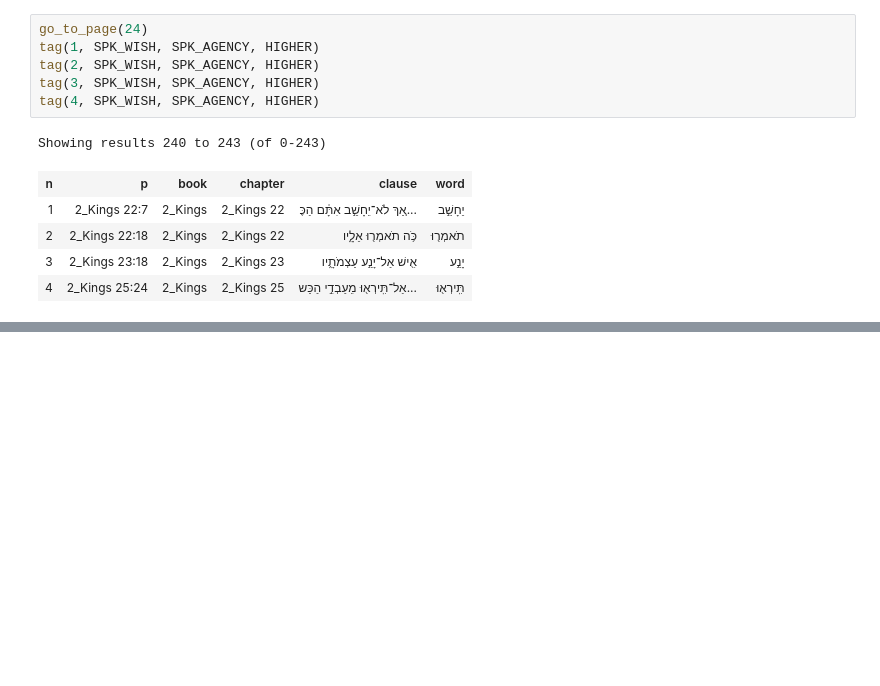
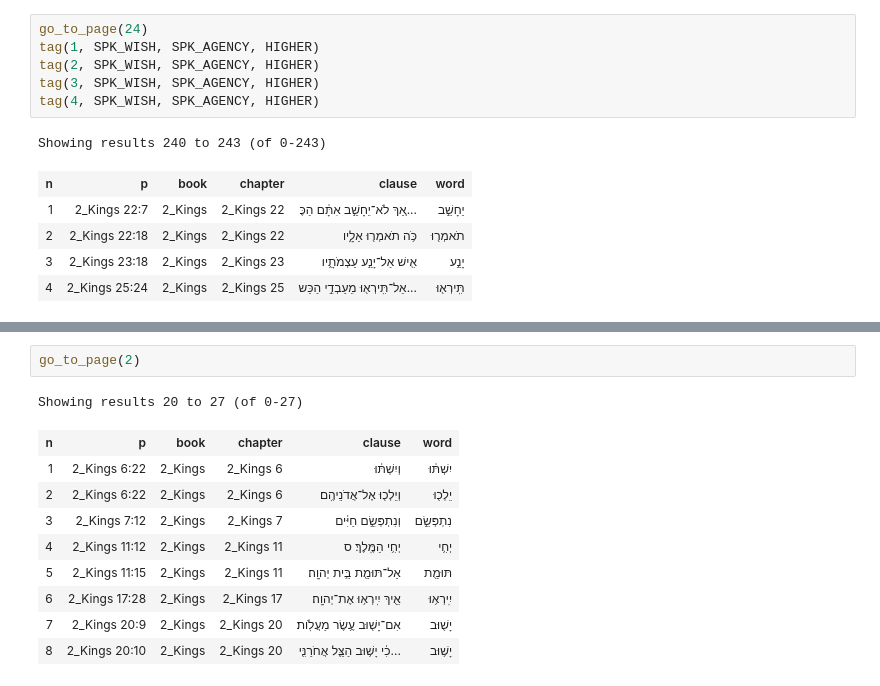
Before and after one commit to dtrlanz/bhsa-kings, a Jupyter notebook: deontic yiqtol.ipynb, the cells around one changed output, grey strips where cells are left out. Cells and saved outputs as stored; diff of their text form; blank space fills up the shorter version.

```diff
--- a/deontic yiqtol.ipynb
+++ b/deontic yiqtol.ipynb
@@ -730,0 +783,13 @@ Showing results 240 to 243 (of 0-243)
+# %%
+go_to_page(2)
+# %% [output]
+Showing results 20 to 27 (of 0-27)
+| n | p | book | chapter | clause | word |
+| 1 | 2_Kings 6:22 | 2_Kings | 2_Kings 6 | וְיִשְׁתּ֔וּ | יִשְׁתּ֔וּ |
+| 2 | 2_Kings 6:22 | 2_Kings | 2_Kings 6 | וְיֵלְכ֖וּ אֶל־אֲדֹנֵיהֶֽם׃ | יֵלְכ֖וּ |
+| 3 | 2_Kings 7:12 | 2_Kings | 2_Kings 7 | וְנִתְפְּשֵׂ֣ם חַיִּ֔ים | נִתְפְּשֵׂ֣ם |
+| 4 | 2_Kings 11:12 | 2_Kings | 2_Kings 11 | יְחִ֥י הַמֶּֽלֶךְ׃ ס | יְחִ֥י |
+| 5 | 2_Kings 11:15 | 2_Kings | 2_Kings 11 | אַל־תּוּמַ֖ת בֵּ֥ית יְהוָֽה׃ | תּוּמַ֖ת |
+| 6 | 2_Kings 17:28 | 2_Kings | 2_Kings 17 | אֵ֖יךְ יִֽירְא֥וּ אֶת־יְהוָֽה׃ | יִֽירְא֥וּ |
+| 7 | 2_Kings 20:9 | 2_Kings | 2_Kings 20 | אִם־יָשׁ֖וּב עֶ֥שֶׂר מַעֲלֹֽות׃ | יָשׁ֖וּב |
+| 8 | 2_Kings 20:10 | 2_Kings | 2_Kings 20 | כִ֔י יָשׁ֥וּב הַצֵּ֛ל אֲחֹרַנִּ֖י... | יָשׁ֥וּב |
```
Also changed, not shown: parts of 9 cells of this notebook.
